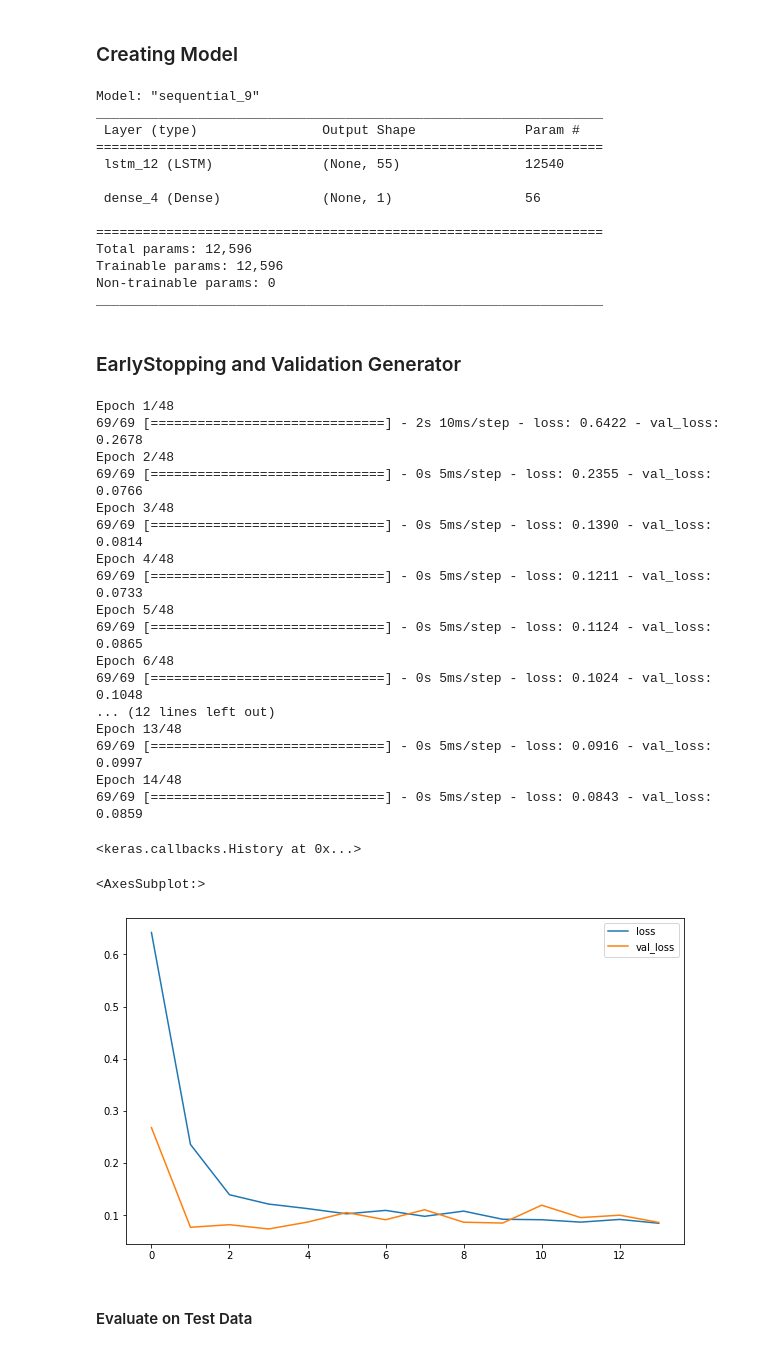
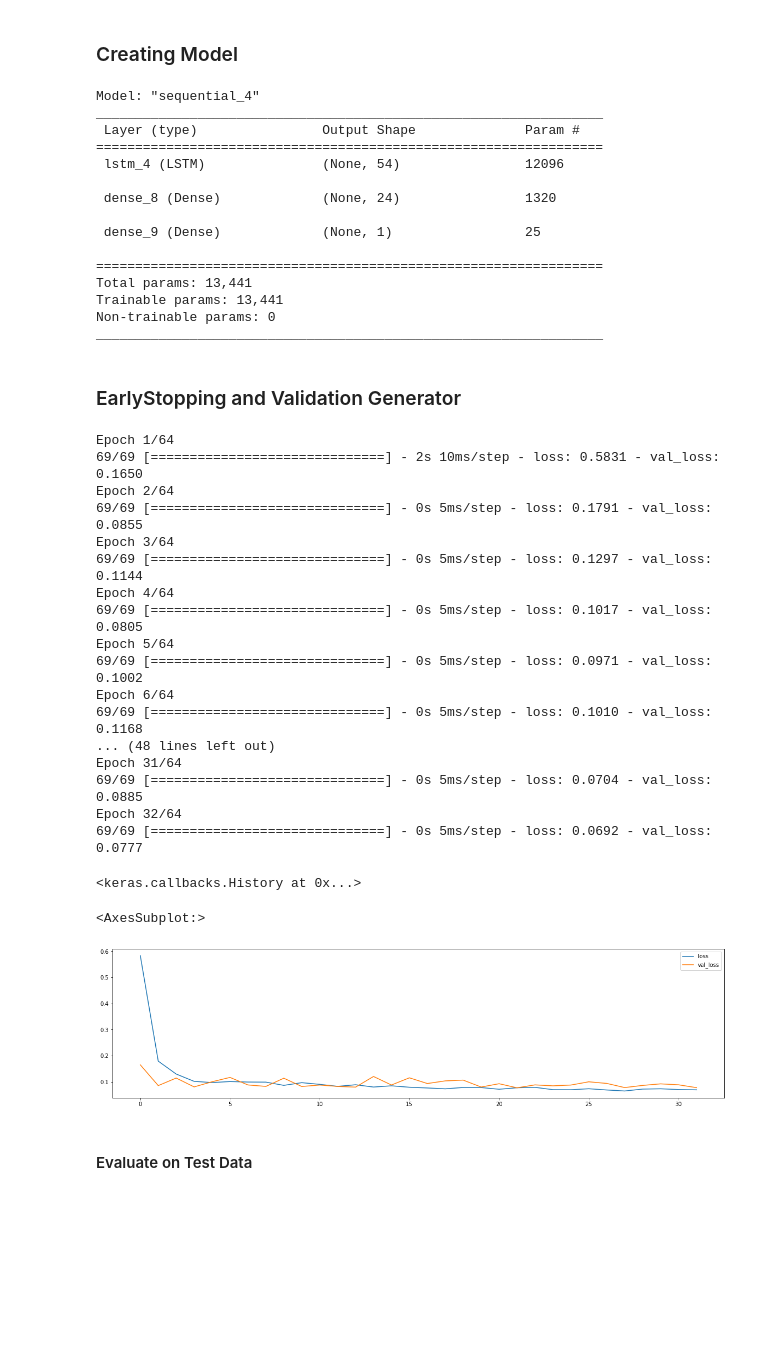
Before and after one commit to Tayfungit/DL, a Jupyter notebook: DL-Assignment-3 (Time Series with RNN-Product Amount Forecast by Time)-tt.ipynb, the cells around one changed output. Drawn from its saved outputs; the diff is of its cells as text; code cells hidden in the pictures; blank space fills up the shorter version.

```diff
--- a/DL-Assignment-3 (Time Series with RNN-Product Amount Forecast by Time)-tt.ipynb
+++ b/DL-Assignment-3 (Time Series with RNN-Product Amount Forecast by Time)-tt.ipynb
@@ -1178,22 +1193,25 @@ from tensorflow.keras.models import Sequential
 from tensorflow.keras.layers import Dense, LSTM
 n_features = 1
 model = Sequential()
-model.add(LSTM(55, activation = 'tanh', input_shape = (length, n_features)))
+model.add(LSTM(54, activation = 'tanh', input_shape = (length, n_features)))
+model.add(Dense(24, activation = 'tanh'))
 model.add(Dense(1))
 model.compile(optimizer = 'adam', loss = 'mse')
 model.summary()
 # %% [output]
-Model: "sequential_9"
+Model: "sequential_4"
 _________________________________________________________________
  Layer (type)                Output Shape              Param #
 =================================================================
- lstm_12 (LSTM)              (None, 55)                12540
+ lstm_4 (LSTM)               (None, 54)                12096
 
- dense_4 (Dense)             (None, 1)                 56
+ dense_8 (Dense)             (None, 24)                1320
+
+ dense_9 (Dense)             (None, 1)                 25
 
 =================================================================
-Total params: 12,596
-Trainable params: 12,596
+Total params: 13,441
+Trainable params: 13,441
 Non-trainable params: 0
 _________________________________________________________________
 # %% [markdown]
@@ -1202,34 +1220,34 @@ _________________________________________________________________
 from tensorflow.keras.callbacks import EarlyStopping
 early_stop = EarlyStopping(monitor = 'val_loss', patience = 10)
 validation_generator = TimeseriesGenerator(test_scaled, test_scaled, length = length, batch_size = 1)
-model.fit_generator(generator, epochs = 48,
+model.fit_generator(generator, epochs = 64,
                     validation_data = validation_generator,
                     callbacks = [early_stop])
 # %% [output]
-Epoch 1/48
-69/69 [==============================] - 2s 10ms/step - loss: 0.6422 - val_loss: 0.2678
-Epoch 2/48
-69/69 [==============================] - 0s 5ms/step - loss: 0.2355 - val_loss: 0.0766
-Epoch 3/48
-69/69 [==============================] - 0s 5ms/step - loss: 0.1390 - val_loss: 0.0814
-Epoch 4/48
-69/69 [==============================] - 0s 5ms/step - loss: 0.1211 - val_loss: 0.0733
-Epoch 5/48
-69/69 [==============================] - 0s 5ms/step - loss: 0.1124 - val_loss: 0.0865
-Epoch 6/48
-69/69 [==============================] - 0s 5ms/step - loss: 0.1024 - val_loss: 0.1048
-... (12 lines left out)
-Epoch 13/48
-69/69 [==============================] - 0s 5ms/step - loss: 0.0916 - val_loss: 0.0997
-Epoch 14/48
-69/69 [==============================] - 0s 5ms/step - loss: 0.0843 - val_loss: 0.0859
+Epoch 1/64
+69/69 [==============================] - 2s 10ms/step - loss: 0.5831 - val_loss: 0.1650
+Epoch 2/64
+69/69 [==============================] - 0s 5ms/step - loss: 0.1791 - val_loss: 0.0855
+Epoch 3/64
+69/69 [==============================] - 0s 5ms/step - loss: 0.1297 - val_loss: 0.1144
+Epoch 4/64
+69/69 [==============================] - 0s 5ms/step - loss: 0.1017 - val_loss: 0.0805
+Epoch 5/64
+69/69 [==============================] - 0s 5ms/step - loss: 0.0971 - val_loss: 0.1002
+Epoch 6/64
+69/69 [==============================] - 0s 5ms/step - loss: 0.1010 - val_loss: 0.1168
+... (48 lines left out)
+Epoch 31/64
+69/69 [==============================] - 0s 5ms/step - loss: 0.0704 - val_loss: 0.0885
+Epoch 32/64
+69/69 [==============================] - 0s 5ms/step - loss: 0.0692 - val_loss: 0.0777
 <keras.callbacks.History at 0x...>
 # %%
 loss_df = pd.DataFrame(model.history.history)
-loss_df.plot()
+loss_df.plot(figsize=(20,5))
 # %% [output]
 <AxesSubplot:>
-[figure, old version]
+[figure, new version]
 # %% [markdown]
 #### Evaluate on Test Data
 # %%
```
Also changed, not shown: parts of 66 cells of this notebook.
